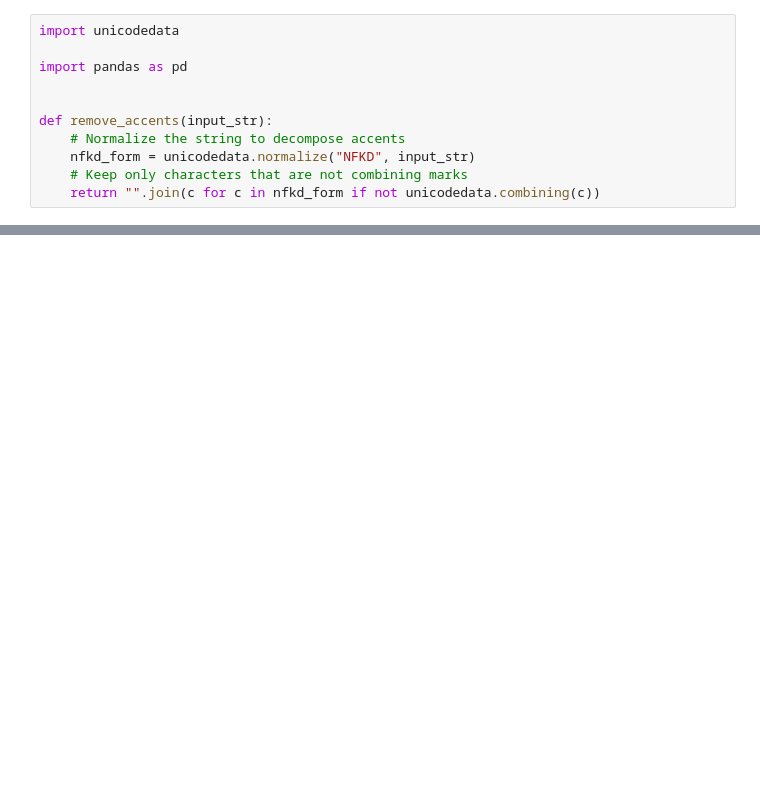
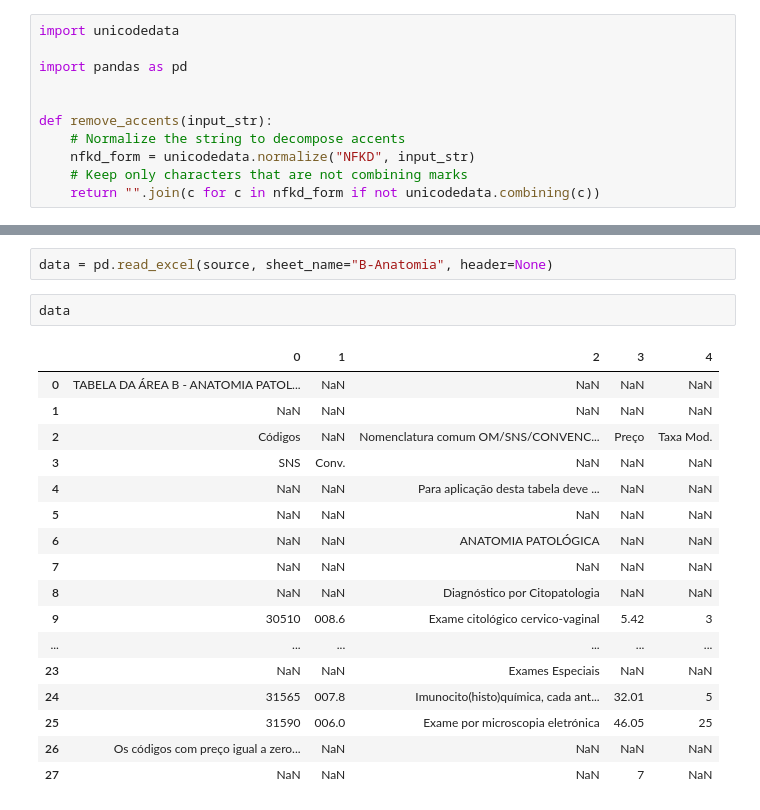
Before and after one commit to hl7-pt/terminologias, a Jupyter notebook: dev/process-mcdts.ipynb, the cells around one changed output, grey strips where cells are left out. Saved outputs shown, nothing was run; the diff lists cells and outputs as text; blank space fills up the shorter version.

```diff
--- a/dev/process-mcdts.ipynb
+++ b/dev/process-mcdts.ipynb
@@ -217,0 +208,22 @@ nan
+# %%
+data = pd.read_excel(source, sheet_name="B-Anatomia", header=None)
+# %%
+data
+# %% [output]
+|  | 0 | 1 | 2 | 3 | 4 |
+| 0 | TABELA DA ÁREA B - ANATOMIA PATOL... | NaN | NaN | NaN | NaN |
+| 1 | NaN | NaN | NaN | NaN | NaN |
+| 2 | Códigos | NaN | Nomenclatura comum OM/SNS/CONVENC... | Preço | Taxa Mod. |
+| 3 | SNS | Conv. | NaN | NaN | NaN |
+| 4 | NaN | NaN | Para aplicação desta tabela deve ... | NaN | NaN |
+| 5 | NaN | NaN | NaN | NaN | NaN |
+| 6 | NaN | NaN | ANATOMIA PATOLÓGICA | NaN | NaN |
+| 7 | NaN | NaN | NaN | NaN | NaN |
+| 8 | NaN | NaN | Diagnóstico por Citopatologia | NaN | NaN |
+| 9 | 30510 | 008.6 | Exame citológico cervico-vaginal | 5.42 | 3 |
+| ... | ... | ... | ... | ... | ... |
+| 23 | NaN | NaN | Exames Especiais | NaN | NaN |
+| 24 | 31565 | 007.8 | Imunocito(histo)química, cada ant... | 32.01 | 5 |
+| 25 | 31590 | 006.0 | Exame por microscopia eletrónica | 46.05 | 25 |
+| 26 | Os códigos com preço igual a zero... | NaN | NaN | NaN | NaN |
+| 27 | NaN | NaN | NaN | 7 | NaN |
```
Also changed, not shown: parts of 2 cells of this notebook, 24 other files.
